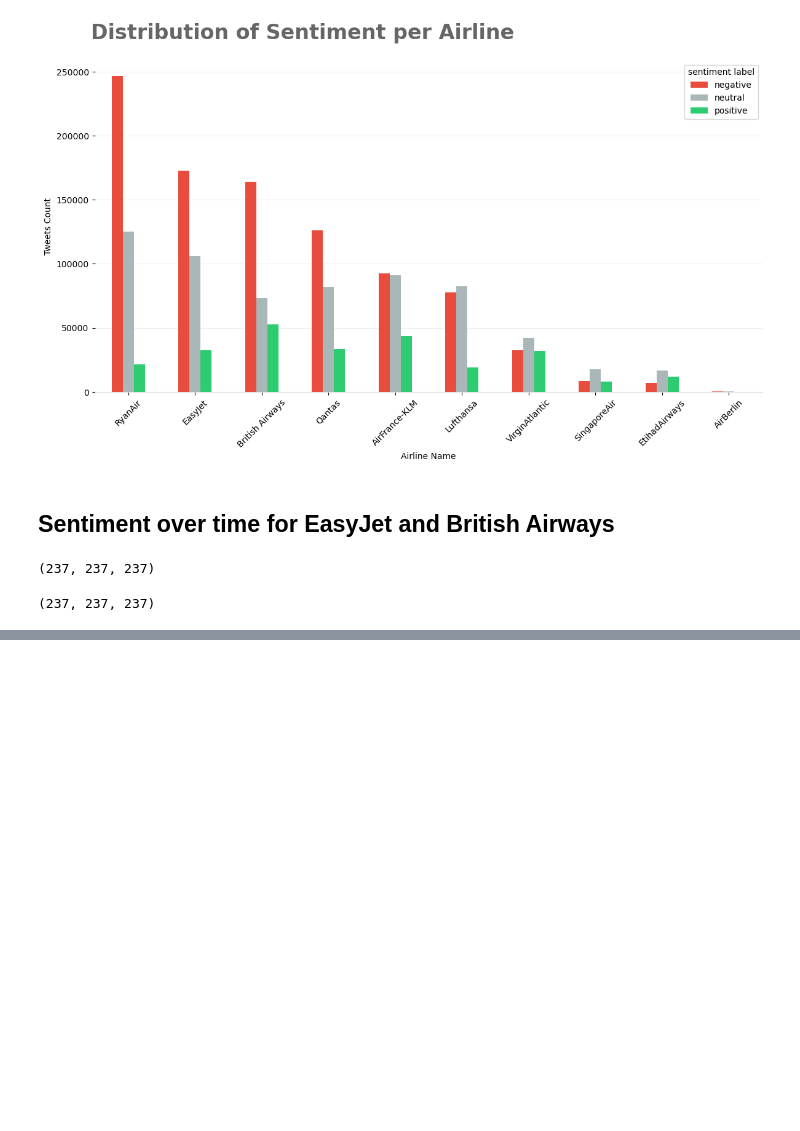
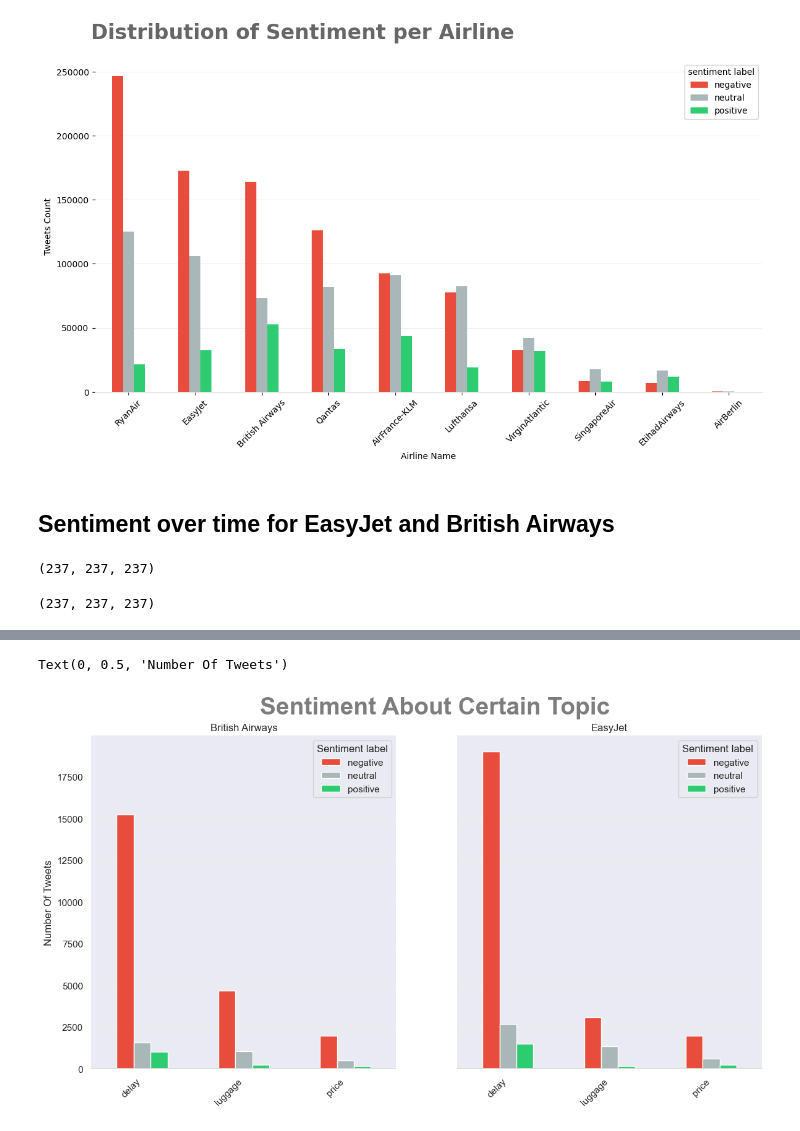
Before and after one commit to AlexRaudvee/Sentiment_Analysis_Tiwitter, a Jupyter notebook: sentiment_analysis.ipynb, the cells around one changed output, grey strips where cells are left out. Cells and saved outputs as stored; diff of their text form; code cells hidden in the pictures; blank space fills up the shorter version.

```diff
--- a/sentiment_analysis.ipynb
+++ b/sentiment_analysis.ipynb
@@ -844,0 +894,8 @@ ax.set_xticks(ticks=[ 19, 38, 57, 76, 95, 114, 133, 152, 171, 190, 209, 228], la
+# %%
+britishairways_delay = britishairways_tweets[britishairways_tweets['topic']=='delay'][['tweet_id', 'sentiment_label', 'topic']]
+britishairways_price = britishairways_tweets[britishairways_tweets['topic']=='price'][['tweet_id', 'sentiment_label', 'topic']]
+britishairways_luggage = britishairways_tweets[britishairways_tweets['topic']=='luggage'][['tweet_id', 'sentiment_label', 'topic']]
+
+easyjet_delay = easyjet_tweets[easyjet_tweets['topic']=='delay'][['tweet_id', 'sentiment_label', 'topic']]
+easyjet_price = easyjet_tweets[easyjet_tweets['topic']=='price'][['tweet_id', 'sentiment_label', 'topic']]
+easyjet_luggage = easyjet_tweets[easyjet_tweets['topic']=='luggage'][['tweet_id', 'sentiment_label', 'topic']]
@@ -844,0 +921,47 @@ ax.set_xticks(ticks=[ 19, 38, 57, 76, 95, 114, 133, 152, 171, 190, 209, 228], la
+# %%
+britishairways_topics = britishairways_topics.set_index('Sentiment label').transpose()
+easyjet_topics = easyjet_topics.set_index('Sentiment label').transpose()
+# %%
+fig, ax = plt.subplots(nrows=1, ncols=2, figsize=(14,7), sharey=True)
+
+bars_grouped1 = britishairways_topics.plot(kind='bar', ax=ax[0], color=['#E74C3C', '#AAB7B8', '#2ECC71'])
+bars_grouped2 = easyjet_topics.plot(kind='bar', ax=ax[1], color=['#E74C3C', '#AAB7B8', '#2ECC71'])
+
+# title
+fig.text(x=0.32, y=.93, s="Sentiment About Certain Topic", transform=fig.transFigure, ha='left', fontsize=28, weight='bold', alpha=.6)
+ax[0].set_title('British Airways')
+ax[1].set_title('EasyJet')
+
+# Axis formatting.
+ax[0].spines['top'].set_visible(False)
+ax[1].spines['top'].set_visible(False)
+ax[0].spines['right'].set_visible(False)
+ax[1].spines['right'].set_visible(False)
+ax[0].spines['left'].set_visible(False)
+ax[1].spines['left'].set_visible(False)
+ax[0].spines['bottom'].set_color('#DDDDDD')
+ax[1].spines['bottom'].set_color('#DDDDDD')
+ax[0].set_axisbelow(True)
+ax[1].set_axisbelow(True)
+ax[0].yaxis.grid(True, color='#EEEEEE')
+ax[1].yaxis.grid(True, color='#EEEEEE')
+ax[0].xaxis.grid(False)
+ax[1].xaxis.grid(False)
+
+
+# x axis
+ax[0].set_xlabel('')
+ax[1].set_xlabel('')
+plt.xticks(rotation=45)
+
+# y axis
+ax[0].set_ylabel('')
+ax[1].set_ylabel('')
+
+ax[0].set_xticks([0,1,2], ['delay', 'luggage', 'price'], rotation=45, ha='right')
+ax[1].set_xticks([0,1,2], ['delay', 'luggage', 'price'], rotation=45, ha='right')
+
+ax[0].set_ylabel('Number Of Tweets')
+# %% [output]
+Text(0, 0.5, 'Number Of Tweets')
+[figure, added]
```
Also changed, not shown: parts of 6 cells of this notebook.
